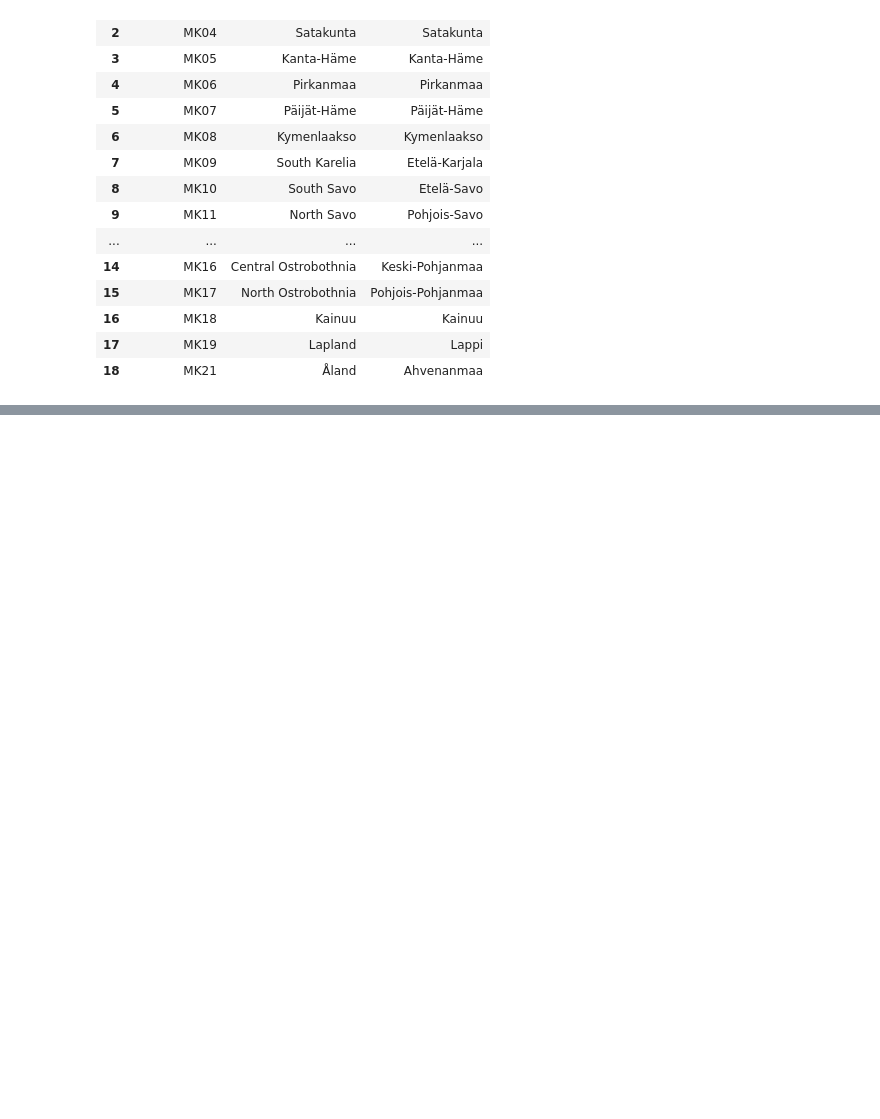
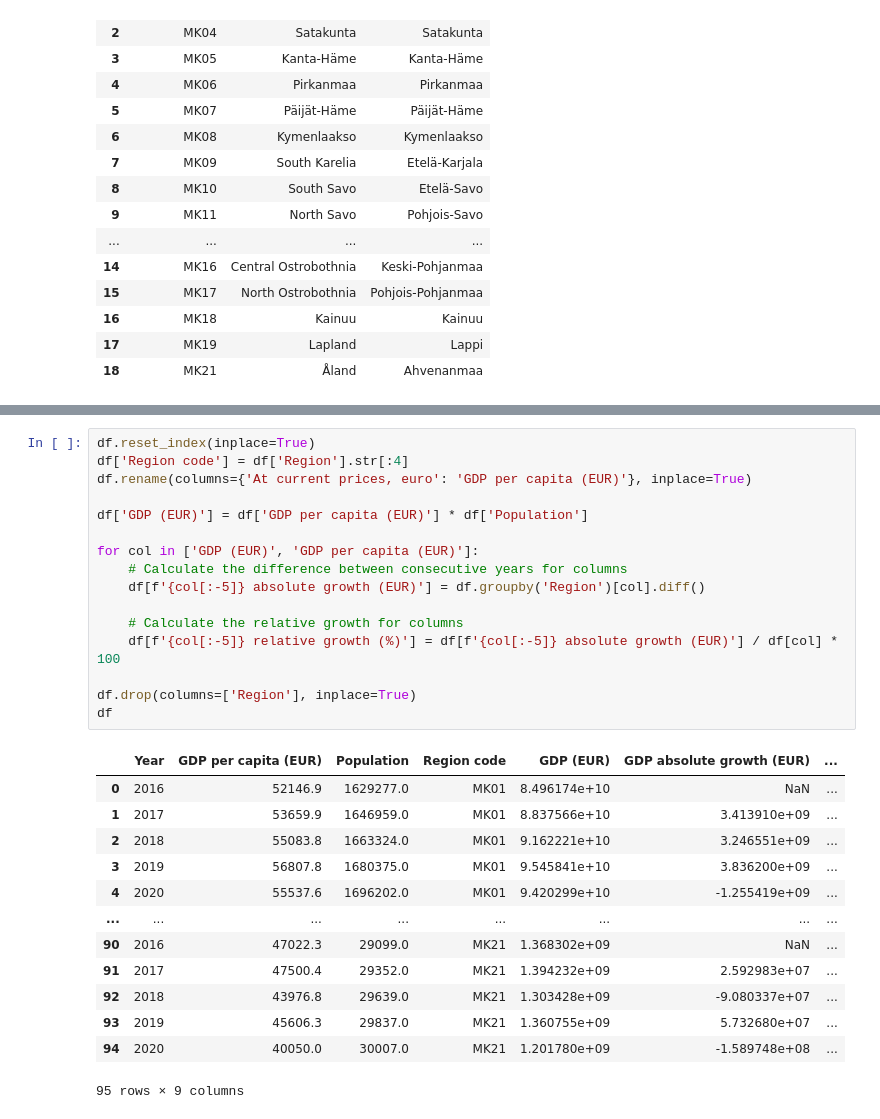
Before and after one commit to gydis/OP-heist-project, a Jupyter notebook: indices_calculation/gdp_region_index.ipynb, the cells around one changed output, grey strips where cells are left out. Drawn from its saved outputs; the diff is of its cells as text; blank space fills up the shorter version.

```diff
--- a/indices_calculation/gdp_region_index.ipynb
+++ b/indices_calculation/gdp_region_index.ipynb
@@ -185,0 +217,30 @@ df
+# %%
+df.reset_index(inplace=True)
+df['Region code'] = df['Region'].str[:4]
+df.rename(columns={'At current prices, euro': 'GDP per capita (EUR)'}, inplace=True)
+
+df['GDP (EUR)'] = df['GDP per capita (EUR)'] * df['Population']
+
+for col in ['GDP (EUR)', 'GDP per capita (EUR)']:
+    # Calculate the difference between consecutive years for columns
+    df[f'{col[:-5]} absolute growth (EUR)'] = df.groupby('Region')[col].diff()
+
+    # Calculate the relative growth for columns
+    df[f'{col[:-5]} relative growth (%)'] = df[f'{col[:-5]} absolute growth (EUR)'] / df[col] * 100
+
+df.drop(columns=['Region'], inplace=True)
+df
+# %% [output]
+|  | Year | GDP per capita (EUR) | Population | Region code | GDP (EUR) | GDP absolute growth (EUR) | ... |
+| 0 | 2016 | 52146.9 | 1629277.0 | MK01 | 8.496174e+10 | NaN | ... |
+| 1 | 2017 | 53659.9 | 1646959.0 | MK01 | 8.837566e+10 | 3.413910e+09 | ... |
+| 2 | 2018 | 55083.8 | 1663324.0 | MK01 | 9.162221e+10 | 3.246551e+09 | ... |
+| 3 | 2019 | 56807.8 | 1680375.0 | MK01 | 9.545841e+10 | 3.836200e+09 | ... |
+| 4 | 2020 | 55537.6 | 1696202.0 | MK01 | 9.420299e+10 | -1.255419e+09 | ... |
+| ... | ... | ... | ... | ... | ... | ... | ... |
+| 90 | 2016 | 47022.3 | 29099.0 | MK21 | 1.368302e+09 | NaN | ... |
+| 91 | 2017 | 47500.4 | 29352.0 | MK21 | 1.394232e+09 | 2.592983e+07 | ... |
+| 92 | 2018 | 43976.8 | 29639.0 | MK21 | 1.303428e+09 | -9.080337e+07 | ... |
+| 93 | 2019 | 45606.3 | 29837.0 | MK21 | 1.360755e+09 | 5.732680e+07 | ... |
+| 94 | 2020 | 40050.0 | 30007.0 | MK21 | 1.201780e+09 | -1.589748e+08 | ... |
+95 rows × 9 columns
```
Also changed, not shown: parts of 8 cells of this notebook, 1 other file.
